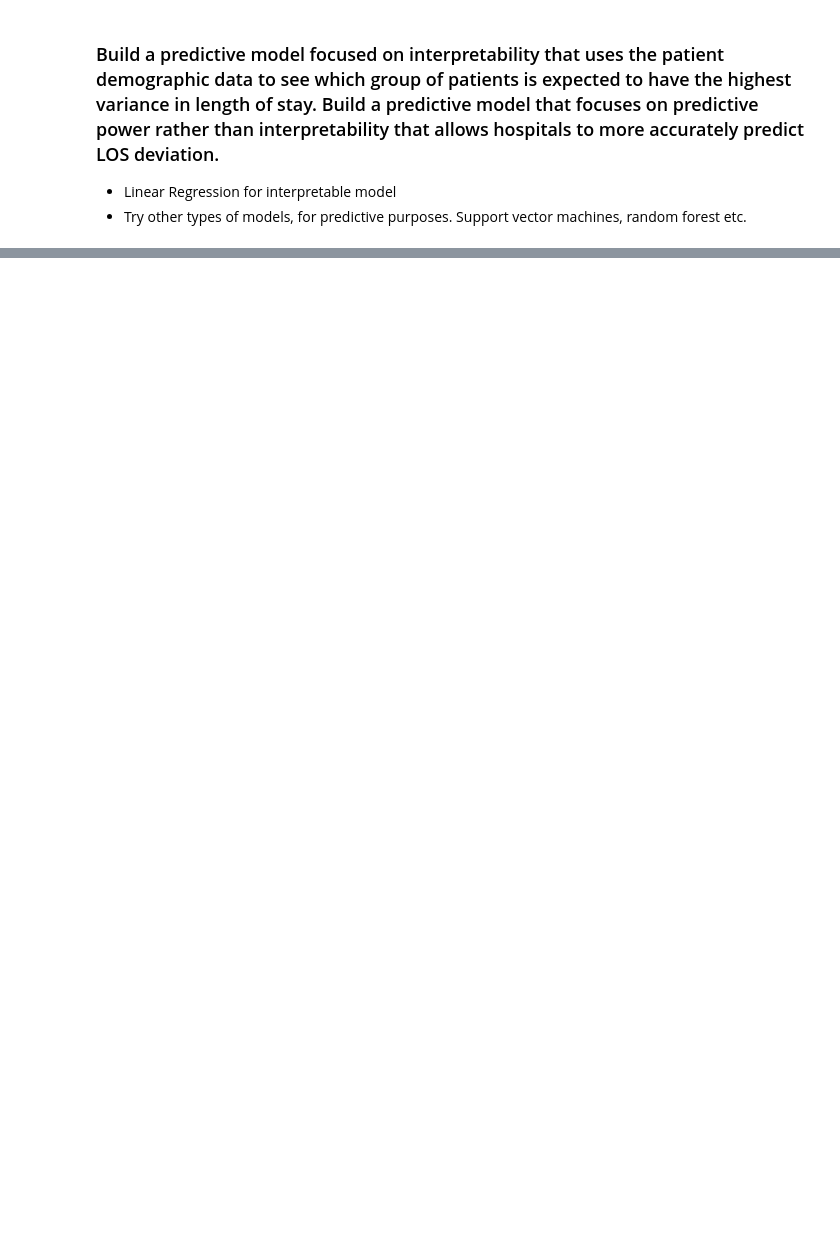
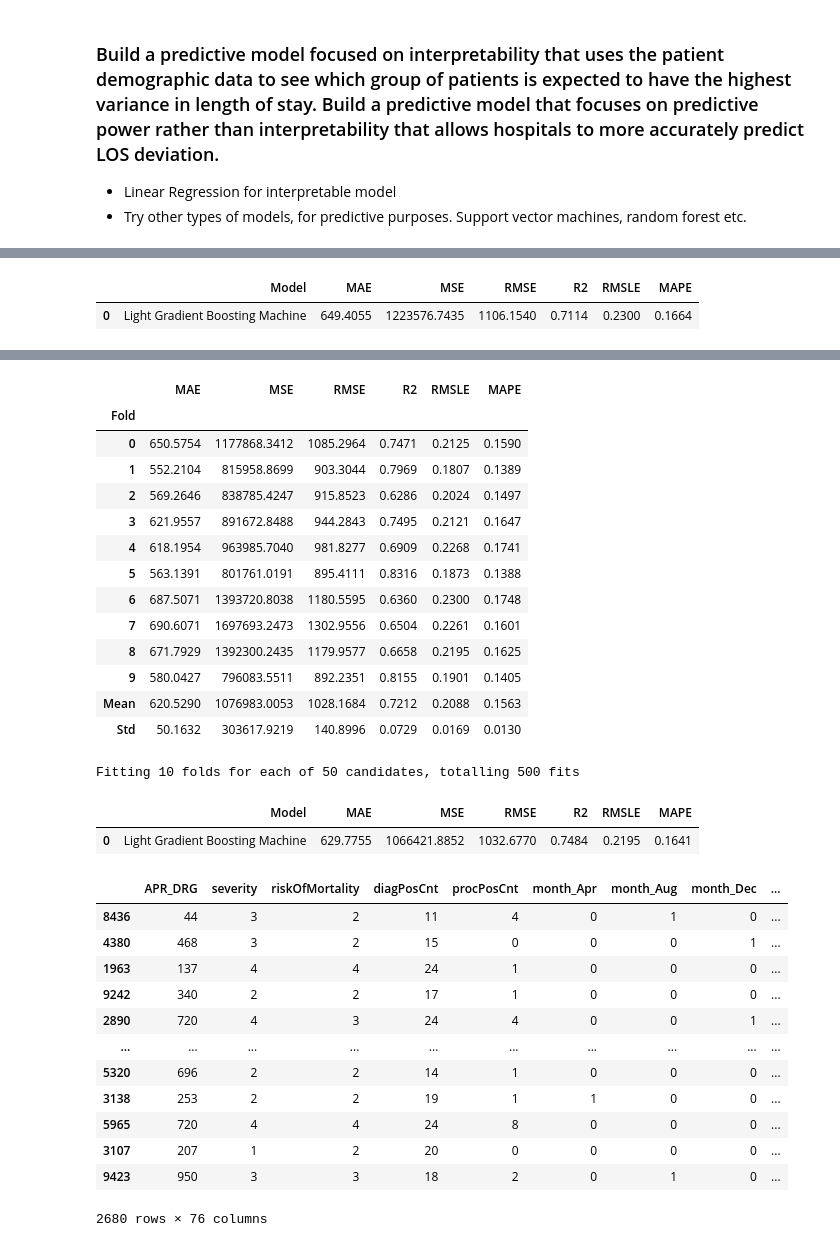
Before and after one commit to danschumac1/Length_of_Stay, a Jupyter notebook: Final Project-Copy1.ipynb, the cells around one changed output, grey strips where cells are left out. Saved outputs shown, nothing was run; the diff lists cells and outputs as text; code cells hidden in the pictures; blank space fills up the shorter version.

```diff
--- a/Final Project-Copy1.ipynb
+++ b/Final Project-Copy1.ipynb
@@ -438,0 +560,37 @@ final_week_pred = rf_reg.predict(X_test)
+# %%
+predictions = predict_model(best_model, data=regress_me_test)
+# %% [output]
+|  | Model | MAE | MSE | RMSE | R2 | RMSLE | MAPE |
+| 0 | Light Gradient Boosting Machine | 649.4055 | 1223576.7435 | 1106.1540 | 0.7114 | 0.2300 | 0.1664 |
+# %%
+from pycaret.regression import tune_model
+
+# Define a custom grid (as an example)
+custom_grid = {
+    'learning_rate': [0.001, 0.01, 0.1],
+    'n_estimators': [100, 500, 1000],
+    'num_leaves': [20, 30, 40],
+    'min_child_samples': [10, 20, 30],
+    'max_depth': [-1, 10, 20]
+}
+
+# Tune the model
+optimized_model = tune_model(
+    estimator=best_model,
+    fold=10,
+    round=4,
+    n_iter=50,  # More iterations
+    custom_grid=custom_grid,
+    optimize='RMSE',  # Focusing on minimizing RMSE
+#     search_library='optuna',  # Using Optuna for optimization
+    early_stopping=True,
+    early_stopping_max_iters=10,
+    choose_better=True,  # Choose the better model between original and tuned
+    verbose=True,
+    tuner_verbose=True
+)
+
+# Display the optimized model
+# print(optimized_model)
+predict_model(optimized_model, data=regress_me_test)
+# %% [output]
@@ -438,0 +598,30 @@ final_week_pred = rf_reg.predict(X_test)
+|  | MAE | MSE | RMSE | R2 | RMSLE | MAPE |
+| Fold |  |  |  |  |  |  |
+| 0 | 650.5754 | 1177868.3412 | 1085.2964 | 0.7471 | 0.2125 | 0.1590 |
+| 1 | 552.2104 | 815958.8699 | 903.3044 | 0.7969 | 0.1807 | 0.1389 |
+| 2 | 569.2646 | 838785.4247 | 915.8523 | 0.6286 | 0.2024 | 0.1497 |
+| 3 | 621.9557 | 891672.8488 | 944.2843 | 0.7495 | 0.2121 | 0.1647 |
+| 4 | 618.1954 | 963985.7040 | 981.8277 | 0.6909 | 0.2268 | 0.1741 |
+| 5 | 563.1391 | 801761.0191 | 895.4111 | 0.8316 | 0.1873 | 0.1388 |
+| 6 | 687.5071 | 1393720.8038 | 1180.5595 | 0.6360 | 0.2300 | 0.1748 |
+| 7 | 690.6071 | 1697693.2473 | 1302.9556 | 0.6504 | 0.2261 | 0.1601 |
+| 8 | 671.7929 | 1392300.2435 | 1179.9577 | 0.6658 | 0.2195 | 0.1625 |
+| 9 | 580.0427 | 796083.5511 | 892.2351 | 0.8155 | 0.1901 | 0.1405 |
+| Mean | 620.5290 | 1076983.0053 | 1028.1684 | 0.7212 | 0.2088 | 0.1563 |
+| Std | 50.1632 | 303617.9219 | 140.8996 | 0.0729 | 0.0169 | 0.0130 |
+Fitting 10 folds for each of 50 candidates, totalling 500 fits
+|  | Model | MAE | MSE | RMSE | R2 | RMSLE | MAPE |
+| 0 | Light Gradient Boosting Machine | 629.7755 | 1066421.8852 | 1032.6770 | 0.7484 | 0.2195 | 0.1641 |
+|  | APR_DRG | severity | riskOfMortality | diagPosCnt | procPosCnt | month_Apr | month_Aug | month_Dec | ... |
+| 8436 | 44 | 3 | 2 | 11 | 4 | 0 | 1 | 0 | ... |
+| 4380 | 468 | 3 | 2 | 15 | 0 | 0 | 0 | 1 | ... |
+| 1963 | 137 | 4 | 4 | 24 | 1 | 0 | 0 | 0 | ... |
+| 9242 | 340 | 2 | 2 | 17 | 1 | 0 | 0 | 0 | ... |
+| 2890 | 720 | 4 | 3 | 24 | 4 | 0 | 0 | 1 | ... |
+| ... | ... | ... | ... | ... | ... | ... | ... | ... | ... |
+| 5320 | 696 | 2 | 2 | 14 | 1 | 0 | 0 | 0 | ... |
+| 3138 | 253 | 2 | 2 | 19 | 1 | 1 | 0 | 0 | ... |
+| 5965 | 720 | 4 | 4 | 24 | 8 | 0 | 0 | 0 | ... |
+| 3107 | 207 | 1 | 2 | 20 | 0 | 0 | 0 | 0 | ... |
+| 9423 | 950 | 3 | 3 | 18 | 2 | 0 | 1 | 0 | ... |
+2680 rows × 76 columns
```
Also changed, not shown: parts of 53 cells of this notebook, 6 other files.
